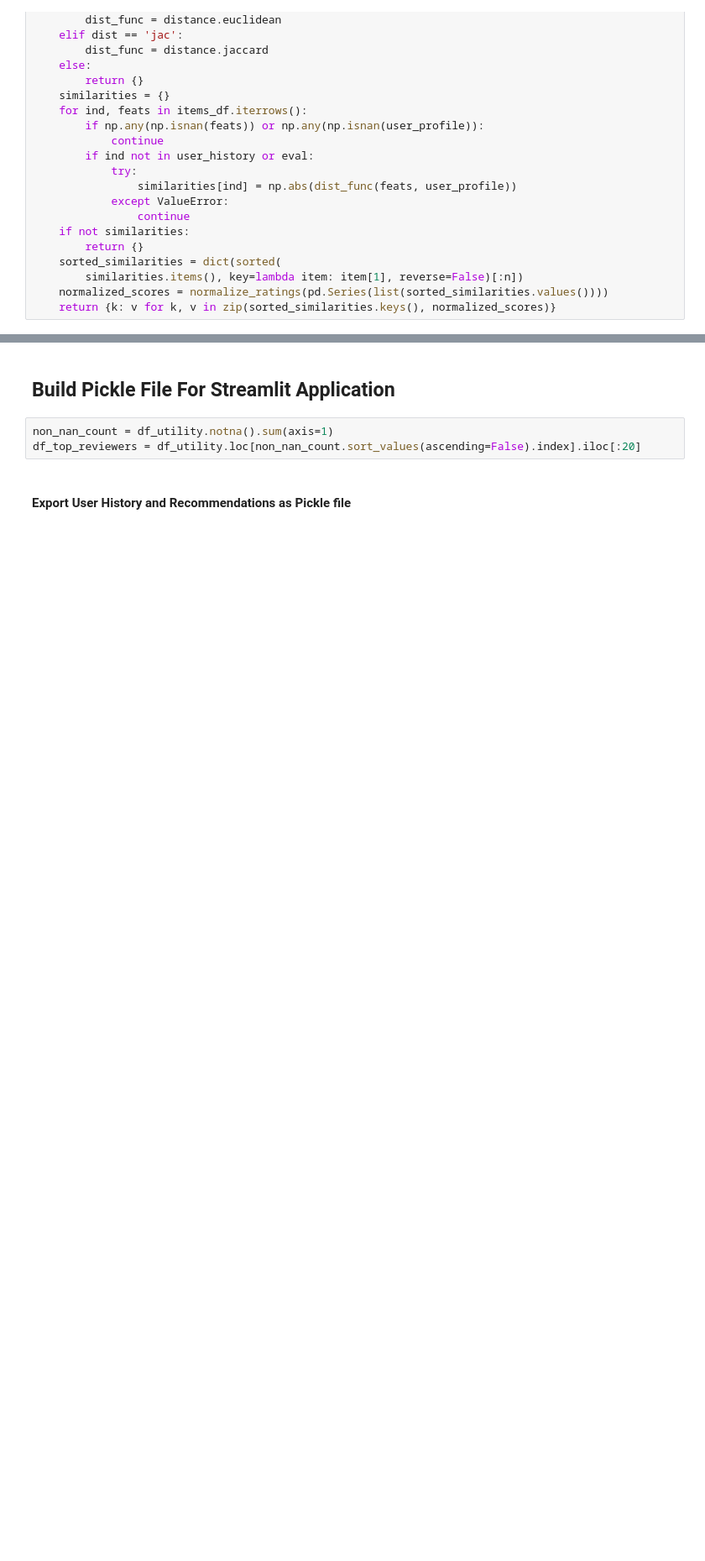
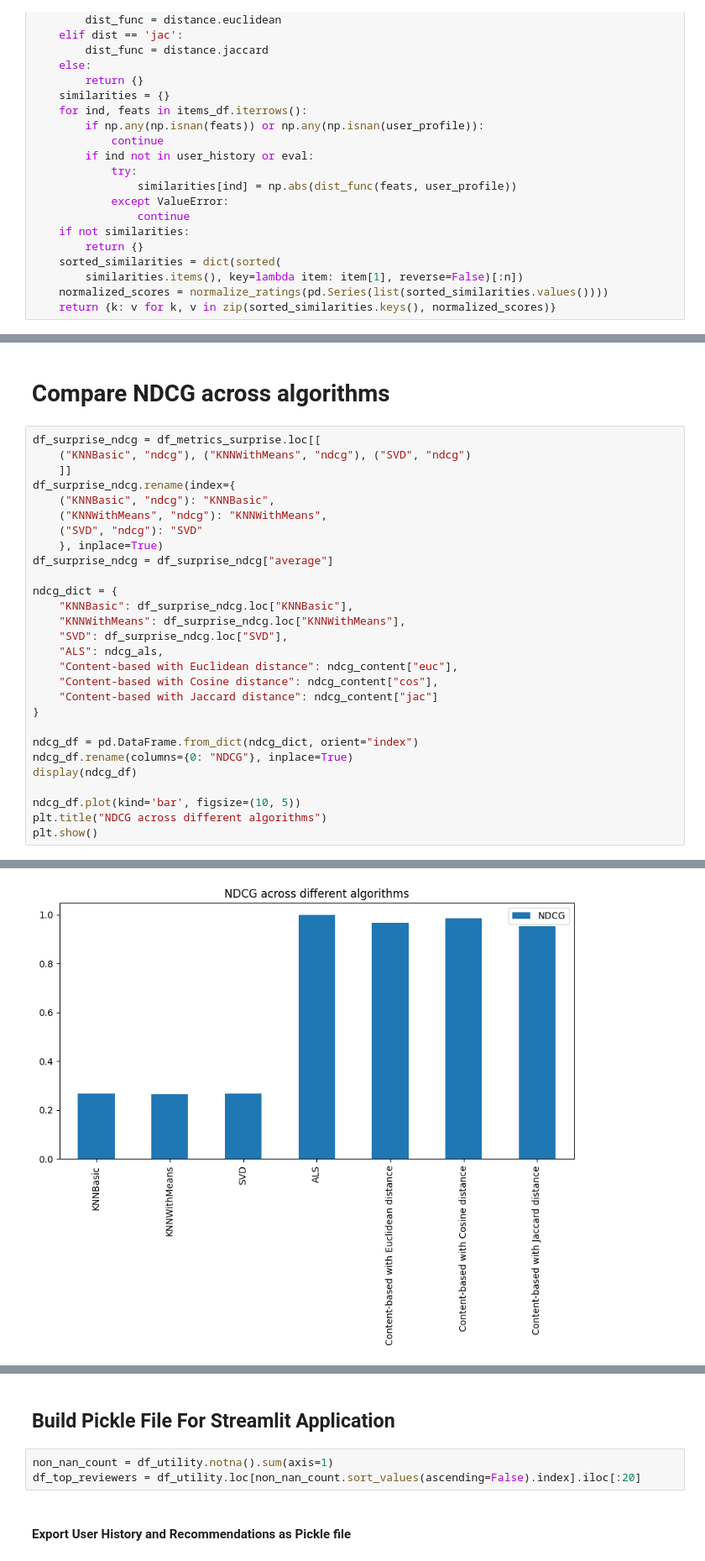
Before and after one commit to K-Winkles/kaban-multimodel-recommender, a Jupyter notebook: dev/main.ipynb, the cells around one changed output, grey strips where cells are left out. Shown at 84% size. Saved outputs shown, nothing was run; the diff lists cells and outputs as text; blank space fills up the shorter version.

```diff
--- a/dev/main.ipynb
+++ b/dev/main.ipynb
@@ -927,0 +957,31 @@ Top-N Recommendations for Kathy_ based on Similarity Scores
+# %% [markdown]
+# Compare NDCG across algorithms
+# %%
+df_surprise_ndcg = df_metrics_surprise.loc[[
+    ("KNNBasic", "ndcg"), ("KNNWithMeans", "ndcg"), ("SVD", "ndcg")
+    ]]
+df_surprise_ndcg.rename(index={
+    ("KNNBasic", "ndcg"): "KNNBasic",
+    ("KNNWithMeans", "ndcg"): "KNNWithMeans",
+    ("SVD", "ndcg"): "SVD"
+    }, inplace=True)
+df_surprise_ndcg = df_surprise_ndcg["average"]
+
+ndcg_dict = {
+    "KNNBasic": df_surprise_ndcg.loc["KNNBasic"],
+    "KNNWithMeans": df_surprise_ndcg.loc["KNNWithMeans"],
+    "SVD": df_surprise_ndcg.loc["SVD"],
+    "ALS": ndcg_als,
+    "Content-based with Euclidean distance": ndcg_content["euc"],
+    "Content-based with Cosine distance": ndcg_content["cos"],
+    "Content-based with Jaccard distance": ndcg_content["jac"]
+}
+
+ndcg_df = pd.DataFrame.from_dict(ndcg_dict, orient="index")
+ndcg_df.rename(columns={0: "NDCG"}, inplace=True)
+display(ndcg_df)
+
+ndcg_df.plot(kind='bar', figsize=(10, 5))
+plt.title("NDCG across different algorithms")
+plt.show()
+# %% [output]
@@ -928,3 +996,4 @@ Top-N Recommendations for Kathy_ based on Similarity Scores
+[figure, added]
 # %% [markdown]
 ### Interpretation of Results
 
```
Also changed, not shown: parts of 13 cells of this notebook, 1 other file.
